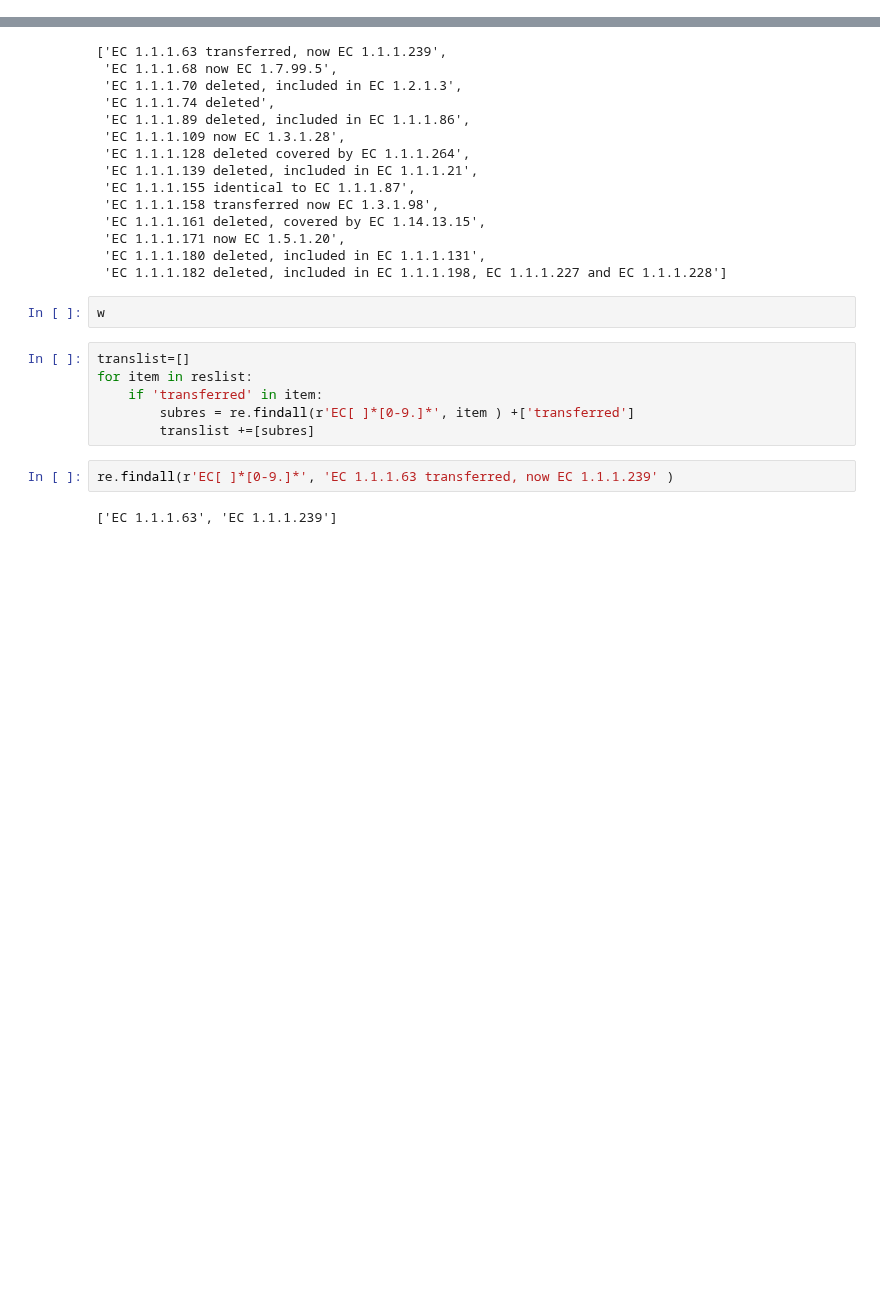
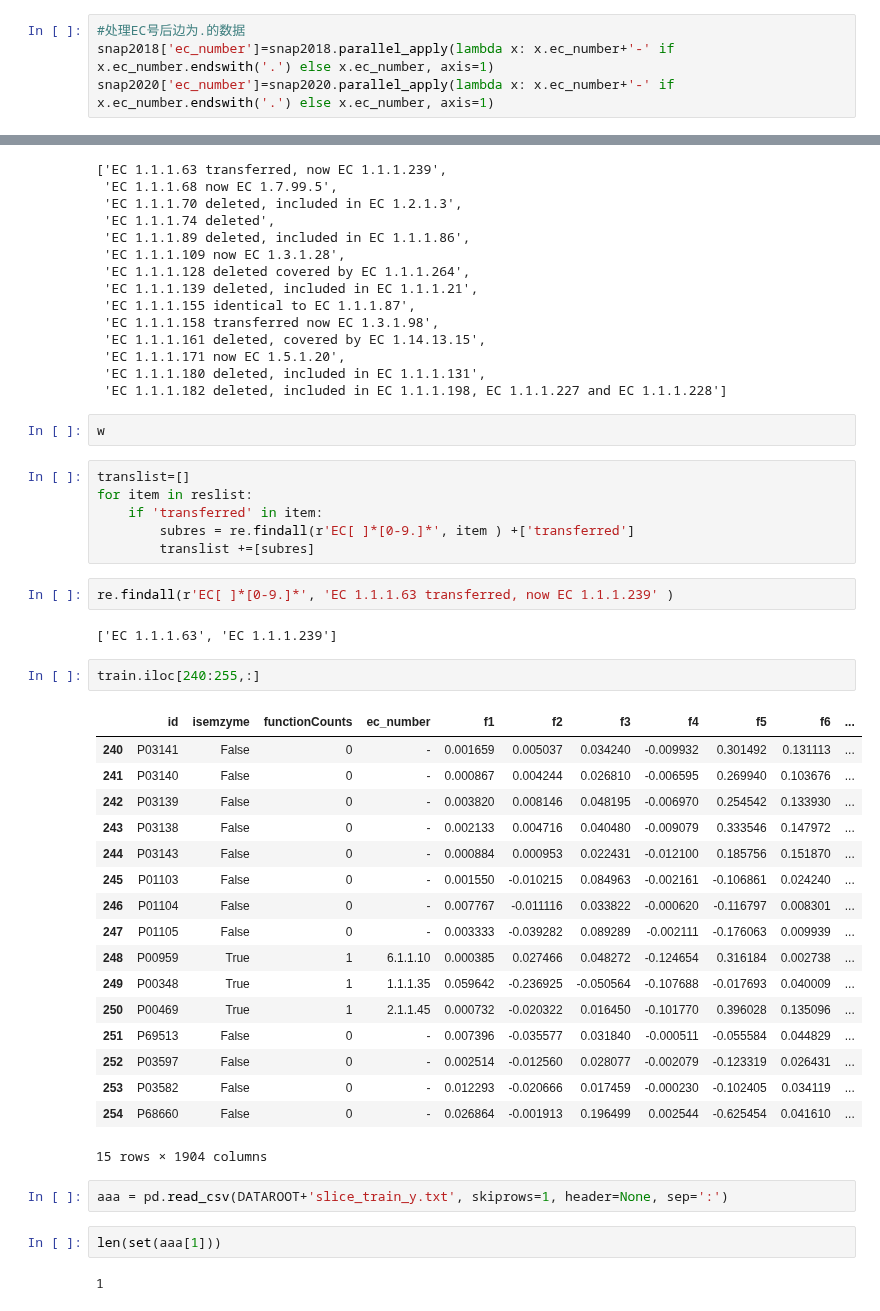
Before and after one commit to kingstdio/BioUniprot, a Jupyter notebook: tasks/task3R/data_prepare.ipynb, the cells around one changed output, grey strips where cells are left out. Drawn from its saved outputs; the diff is of its cells as text; blank space fills up the shorter version.

```diff
--- a/tasks/task3R/data_prepare.ipynb
+++ b/tasks/task3R/data_prepare.ipynb
@@ -74,6 +80,10 @@ uctools =  ucTools.ucTools('172.16.25.20')
 cnx_mimic = uctools.db_conn()
 uctools.saveToDB(snap2018M, 'tb_snap_2018', cnx_mimic)
 uctools.saveToDB(snap2020M, 'tb_snap_2020', cnx_mimic)
+# %%
+#处理EC号后边为.的数据
+snap2018['ec_number']=snap2018.parallel_apply(lambda x: x.ec_number+'-' if x.ec_number.endswith('.') else x.ec_number, axis=1)
+snap2020['ec_number']=snap2020.parallel_apply(lambda x: x.ec_number+'-' if x.ec_number.endswith('.') else x.ec_number, axis=1)
 # %% [markdown]
 ## 4. 计算-统计数据
 # %%
@@ -338,3 +360,29 @@ for item in reslist:
 re.findall(r'EC[ ]*[0-9.]*', 'EC 1.1.1.63 transferred, now EC 1.1.1.239' )
 # %% [output]
 ['EC 1.1.1.63', 'EC 1.1.1.239']
+# %%
+train.iloc[240:255,:]
+# %% [output]
+|  | id | isemzyme | functionCounts | ec_number | f1 | f2 | f3 | f4 | f5 | f6 | ... |
+| 240 | P03141 | False | 0 | - | 0.001659 | 0.005037 | 0.034240 | -0.009932 | 0.301492 | 0.131113 | ... |
+| 241 | P03140 | False | 0 | - | 0.000867 | 0.004244 | 0.026810 | -0.006595 | 0.269940 | 0.103676 | ... |
+| 242 | P03139 | False | 0 | - | 0.003820 | 0.008146 | 0.048195 | -0.006970 | 0.254542 | 0.133930 | ... |
+| 243 | P03138 | False | 0 | - | 0.002133 | 0.004716 | 0.040480 | -0.009079 | 0.333546 | 0.147972 | ... |
+| 244 | P03143 | False | 0 | - | 0.000884 | 0.000953 | 0.022431 | -0.012100 | 0.185756 | 0.151870 | ... |
+| 245 | P01103 | False | 0 | - | 0.001550 | -0.010215 | 0.084963 | -0.002161 | -0.106861 | 0.024240 | ... |
+| 246 | P01104 | False | 0 | - | 0.007767 | -0.011116 | 0.033822 | -0.000620 | -0.116797 | 0.008301 | ... |
+| 247 | P01105 | False | 0 | - | 0.003333 | -0.039282 | 0.089289 | -0.002111 | -0.176063 | 0.009939 | ... |
+| 248 | P00959 | True | 1 | 6.1.1.10 | 0.000385 | 0.027466 | 0.048272 | -0.124654 | 0.316184 | 0.002738 | ... |
+| 249 | P00348 | True | 1 | 1.1.1.35 | 0.059642 | -0.236925 | -0.050564 | -0.107688 | -0.017693 | 0.040009 | ... |
+| 250 | P00469 | True | 1 | 2.1.1.45 | 0.000732 | -0.020322 | 0.016450 | -0.101770 | 0.396028 | 0.135096 | ... |
+| 251 | P69513 | False | 0 | - | 0.007396 | -0.035577 | 0.031840 | -0.000511 | -0.055584 | 0.044829 | ... |
+| 252 | P03597 | False | 0 | - | 0.002514 | -0.012560 | 0.028077 | -0.002079 | -0.123319 | 0.026431 | ... |
+| 253 | P03582 | False | 0 | - | 0.012293 | -0.020666 | 0.017459 | -0.000230 | -0.102405 | 0.034119 | ... |
+| 254 | P68660 | False | 0 | - | 0.026864 | -0.001913 | 0.196499 | 0.002544 | -0.625454 | 0.041610 | ... |
+15 rows × 1904 columns
+# %%
+aaa = pd.read_csv(DATAROOT+'slice_train_y.txt', skiprows=1, header=None, sep=':')
+# %%
+len(set(aaa[1]))
+# %% [output]
+1
```
Also changed, not shown: parts of 5 cells of this notebook, 8 other files.
